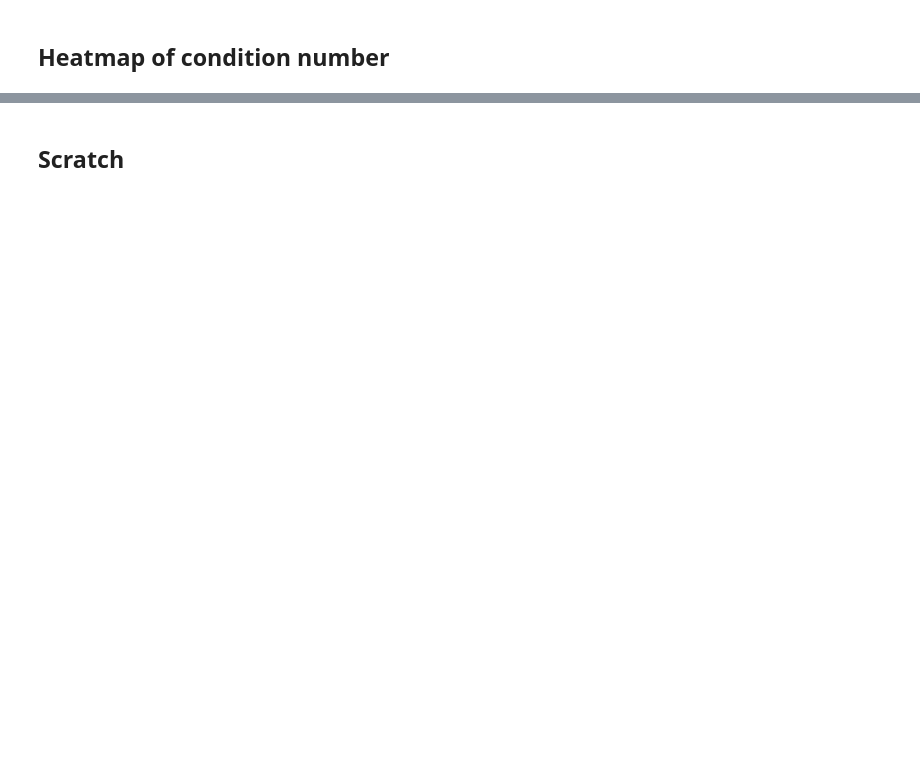
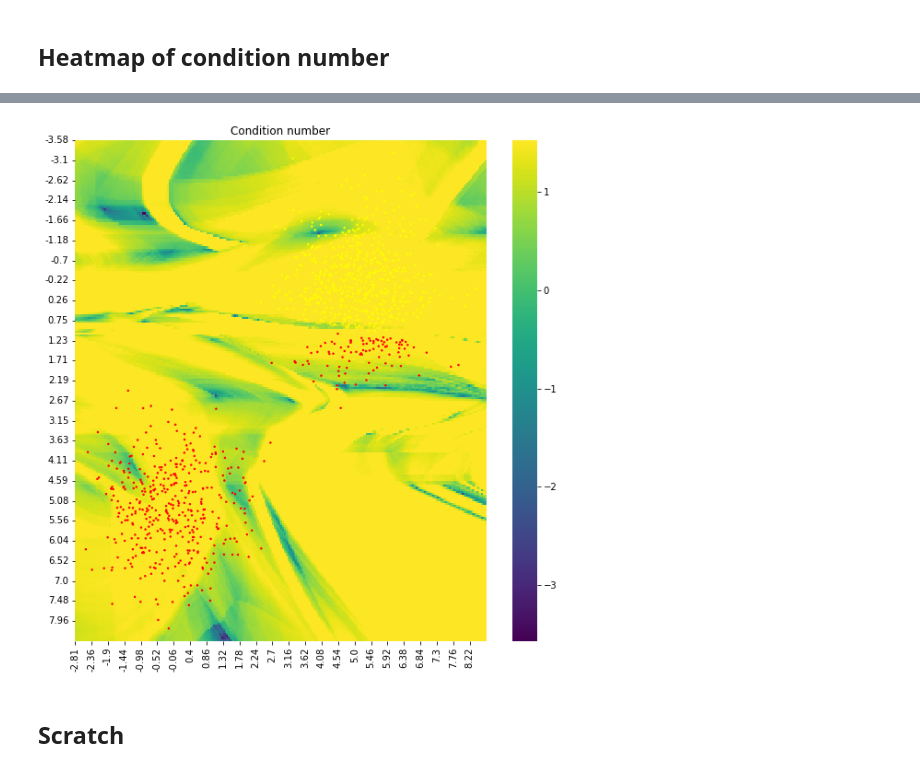
Before and after one commit to pani-vishal/GenerativeLatentSpace, a Jupyter notebook: Experiments/week_2/condition_numbers.ipynb, the cells around one changed output, grey strips where cells are left out. Drawn from its saved outputs; the diff is of its cells as text; code cells hidden in the pictures; blank space fills up the shorter version.

```diff
--- a/Experiments/week_2/condition_numbers.ipynb
+++ b/Experiments/week_2/condition_numbers.ipynb
@@ -181,2 +183,29 @@ plt.savefig("Outputs/condition_number", transparent=False)
+# %%
+plt.close(fig)
+
+fig = plt.figure()
+fig.patch.set_facecolor('w')
+
+cond_nums = cond_nums.reshape(steps, steps)
+cond_nums = np.log(cond_nums)
+# cond_nums = np.clip(cond_nums, -100, 100)
+g = sns.heatmap(cond_nums, cmap="viridis")
+
+# Interpolate
+interp_x = interp1d([z_x_min, z_x_max], [0, steps])
+interp_y = interp1d([z_y_min, z_y_max], [0, steps])
+interp_z_x = interp_x(z[:, 0])
+interp_z_y = interp_y(z[:, 1])
+plt.scatter(interp_z_x, interp_z_y, c=y, s=2, cmap="autumn")
+g.set_xticks(list(range(len(z_xs)))[::10])
+g.set_xticklabels([str(round(float(label), 2)) for label in z_xs[::10].to(torch.float16).tolist()])
+g.set_yticks(list(range(len(z_ys)))[::10])
+g.set_yticklabels([str(round(float(label), 2)) for label in z_ys[::10].to(torch.float16).tolist()])
+
+plt.title("Condition number")
+
+plt.savefig("Outputs/condition_number", transparent=False)
+# %% [output]
+[figure, added]
 # %% [markdown]
 ## Scratch
```
Also changed, not shown: parts of 4 cells of this notebook, 5 other files.
